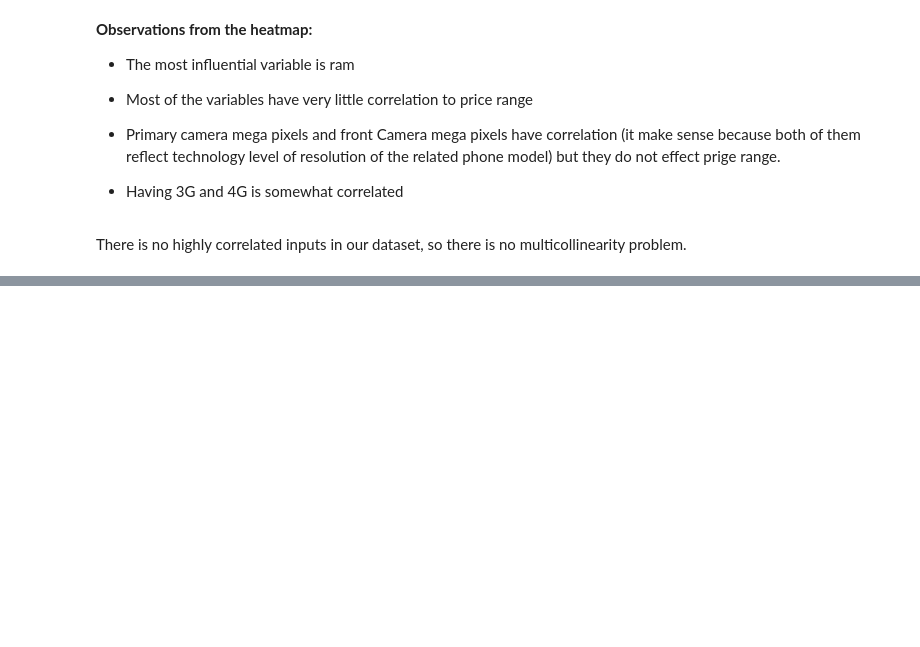
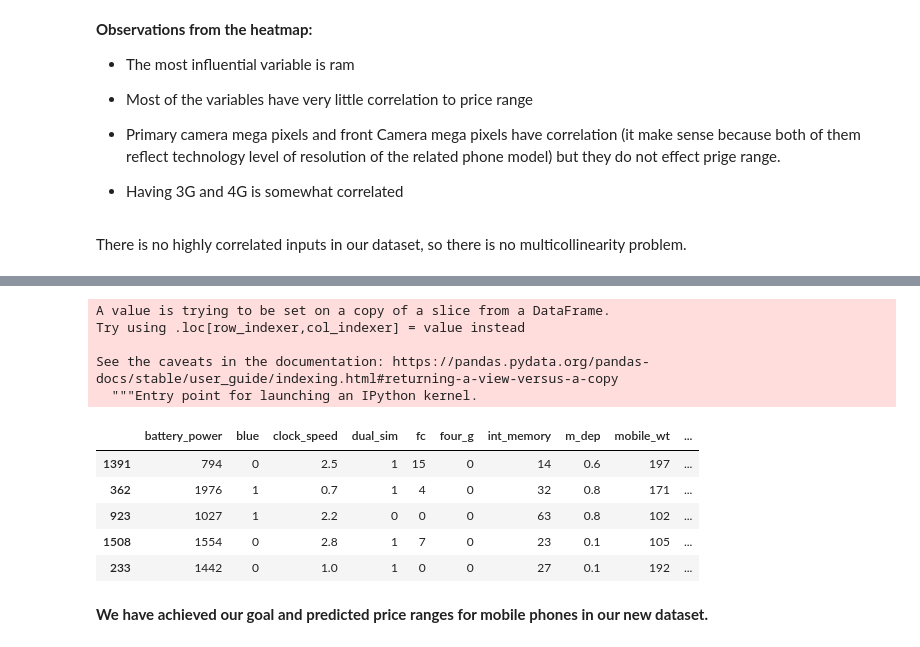
Before and after one commit to tpattanaik/Mobile-Price-Range-Prediction, a Jupyter notebook: Mobile_Price_Range_Prediction.ipynb, the cells around one changed output, grey strips where cells are left out. Saved outputs shown, nothing was run; the diff lists cells and outputs as text; code cells hidden in the pictures; blank space fills up the shorter version.

```diff
--- a/Mobile_Price_Range_Prediction.ipynb
+++ b/Mobile_Price_Range_Prediction.ipynb
@@ -418,0 +572,8 @@ There is no highly correlated inputs in our dataset, so there is no multicolline
+# %%
+from sklearn.model_selection import GridSearchCV
+parameters = {'n_neighbors':np.arange(1,30)}
+knn = KNeighborsClassifier()
+
+model = GridSearchCV(knn, parameters, cv=5)
+model.fit(x_train, y_train)
+model.best_params_
@@ -418,0 +584,3 @@ There is no highly correlated inputs in our dataset, so there is no multicolline
+# %%
+model_knn = KNeighborsClassifier(n_neighbors=9)
+model_knn.fit(x_train, y_train)
@@ -418,0 +630,2 @@ There is no highly correlated inputs in our dataset, so there is no multicolline
+# %%
+predicted_price_range = model_knn.predict(x_valid)
@@ -418,0 +654,19 @@ There is no highly correlated inputs in our dataset, so there is no multicolline
+# %%
+x_valid['price_range'] = predicted_price_range
+# %% [output]
+A value is trying to be set on a copy of a slice from a DataFrame.
+Try using .loc[row_indexer,col_indexer] = value instead
+
+See the caveats in the documentation: https://pandas.pydata.org/pandas-docs/stable/user_guide/indexing.html#returning-a-view-versus-a-copy
+  """Entry point for launching an IPython kernel.
+# %%
+x_valid.head()
+# %% [output]
+|  | battery_power | blue | clock_speed | dual_sim | fc | four_g | int_memory | m_dep | mobile_wt | ... |
+| 1391 | 794 | 0 | 2.5 | 1 | 15 | 0 | 14 | 0.6 | 197 | ... |
+| 362 | 1976 | 1 | 0.7 | 1 | 4 | 0 | 32 | 0.8 | 171 | ... |
+| 923 | 1027 | 1 | 2.2 | 0 | 0 | 0 | 63 | 0.8 | 102 | ... |
+| 1508 | 1554 | 0 | 2.8 | 1 | 7 | 0 | 23 | 0.1 | 105 | ... |
+| 233 | 1442 | 0 | 1.0 | 1 | 0 | 0 | 27 | 0.1 | 192 | ... |
+# %% [markdown]
+**We have achieved our goal and predicted price ranges for mobile phones in our new dataset.**
```
Also changed, not shown: parts of 47 cells of this notebook.
